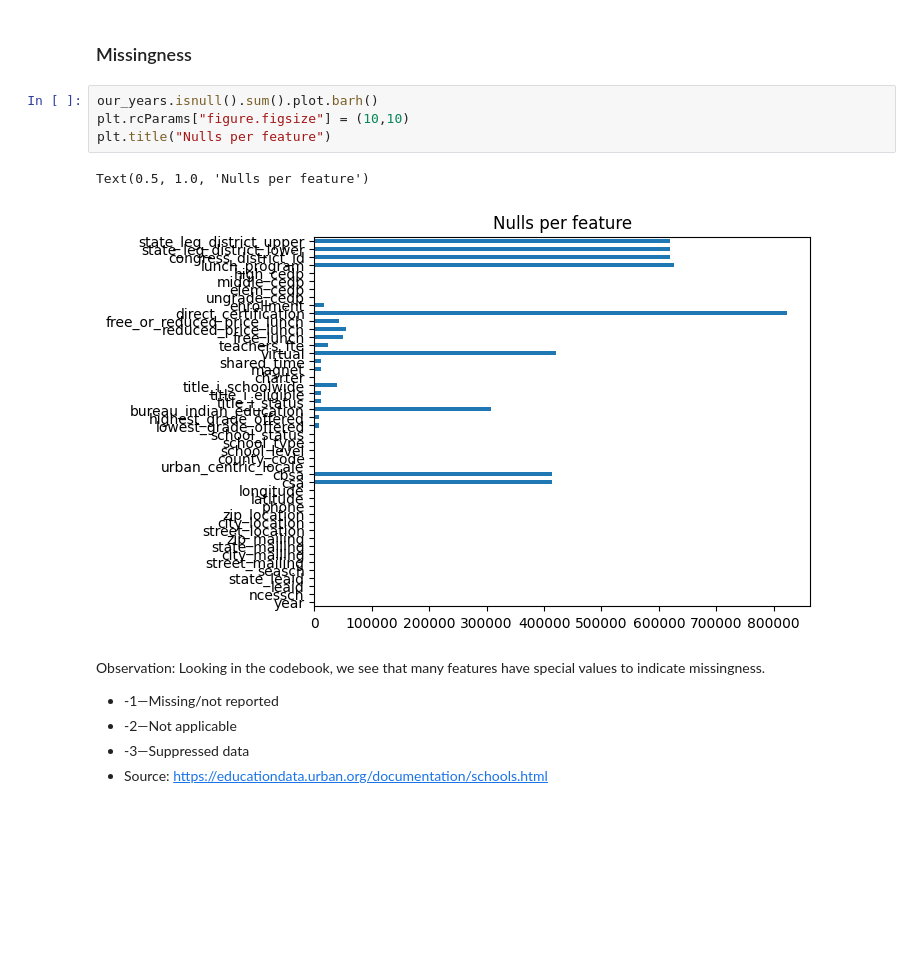
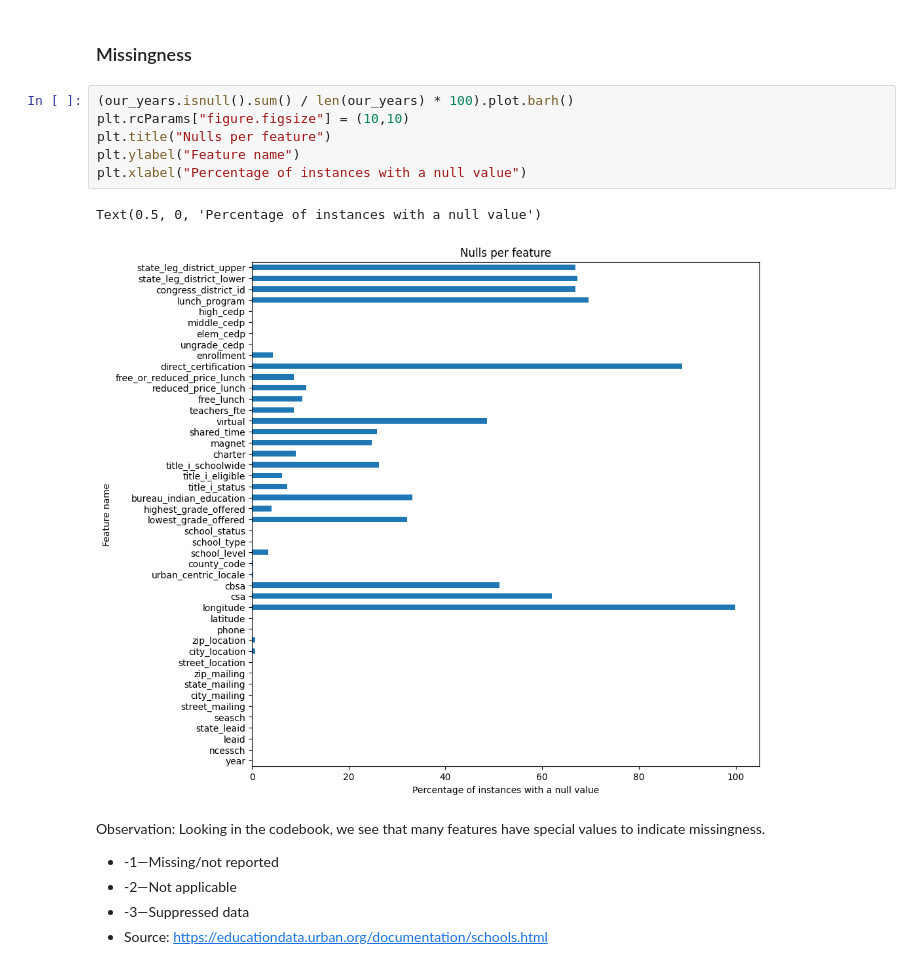
Before and after one commit to georgetown-analytics/student-outcomes, a Jupyter notebook: notebooks/EDA_school_directory.ipynb, the cells around one changed output. Drawn from its saved outputs; the diff is of its cells as text; blank space fills up the shorter version.

Commit message:
Improved clarity of a plot; added notes for next steps

```diff
--- a/notebooks/EDA_school_directory.ipynb
+++ b/notebooks/EDA_school_directory.ipynb
@@ -162,12 +162,14 @@ See the caveats in the documentation: https://pandas.pydata.org/pandas-docs/stab
 # %% [markdown]
 ### Missingness
 # %%
-our_years.isnull().sum().plot.barh()
+(our_years.isnull().sum() / len(our_years) * 100).plot.barh()
 plt.rcParams["figure.figsize"] = (10,10)
 plt.title("Nulls per feature")
+plt.ylabel("Feature name")
+plt.xlabel("Percentage of instances with a null value")
 # %% [output]
-Text(0.5, 1.0, 'Nulls per feature')
+Text(0.5, 0, 'Percentage of instances with a null value')
-[figure, old version]
+[figure, new version]
 # %% [markdown]
 Observation: Looking in the codebook, we see that many features have special values to indicate missingness.
 * -1—Missing/not reported
```
Also changed, not shown: parts of 1 cell of this notebook.
